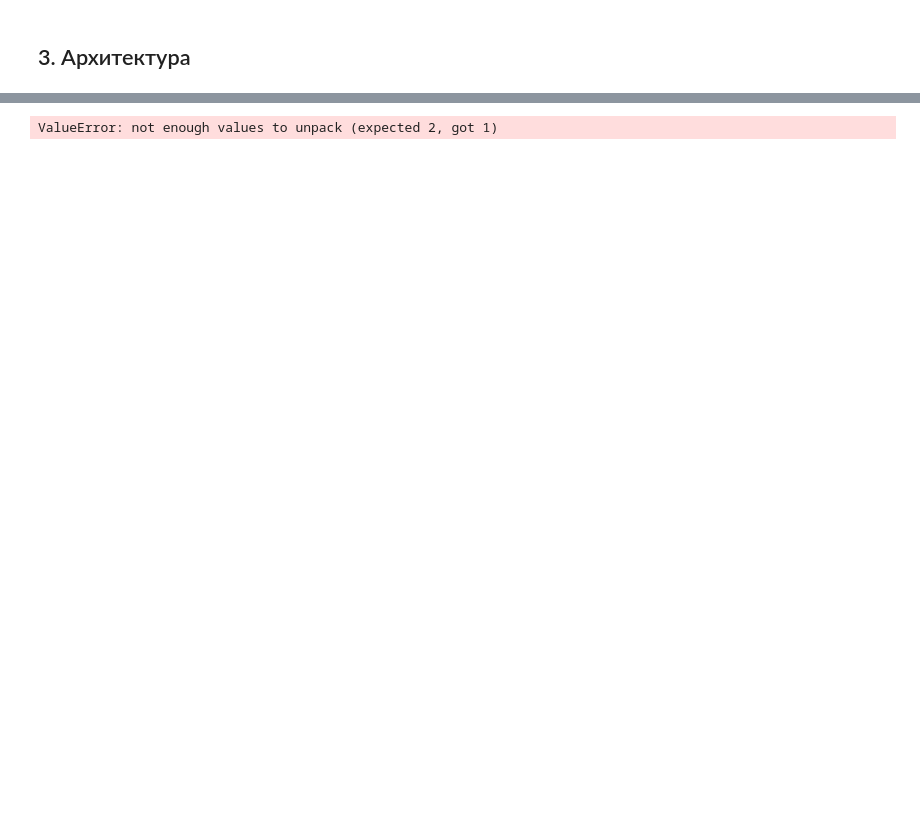
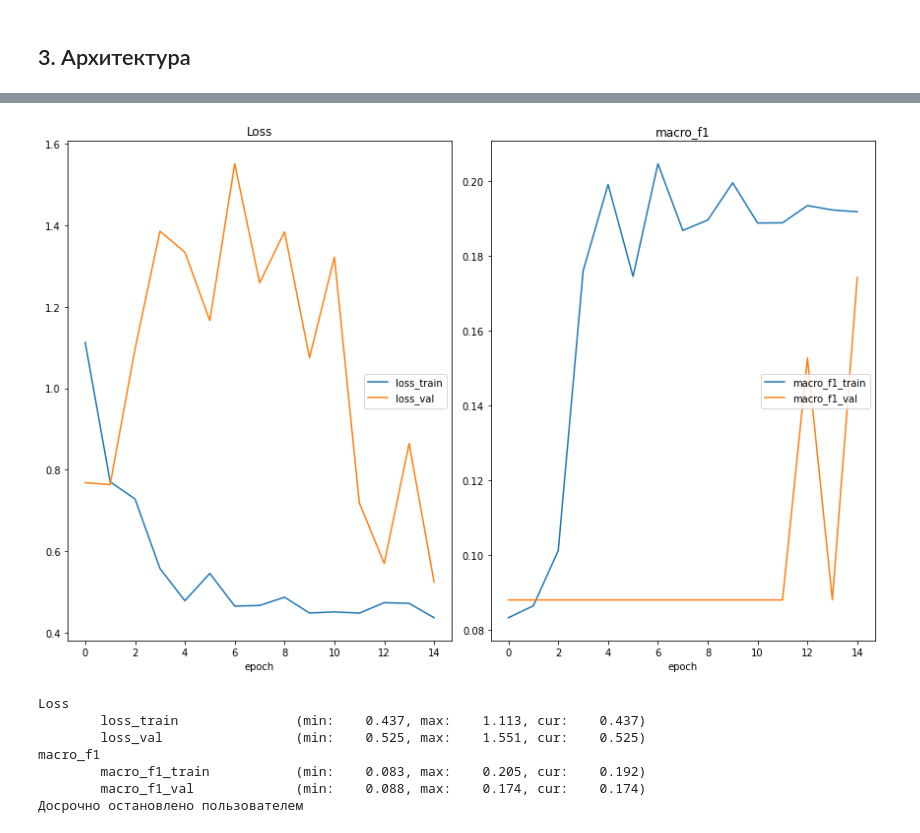
Before and after one commit to RobertVoropaev/AbbreviationExpansionRuModel, a Jupyter notebook: notebooks/3.nn_model.ipynb, the cells around one changed output, grey strips where cells are left out. Drawn from its saved outputs; the diff is of its cells as text; code cells hidden in the pictures; blank space fills up the shorter version.

```diff
--- a/notebooks/3.nn_model.ipynb
+++ b/notebooks/3.nn_model.ipynb
@@ -345,6 +143,0 @@ print(classification_report(test_labels.view(-1), test_pred.argmax(1).reshape(-1
-# %%
-pred_argmax = pred = model(batch_x).argmax(1).cpu().detach().numpy().reshape(-1)
-batch_y = batch_y.cpu().detach().numpy().reshape(-1)
-batch_x = batch_x.cpu().detach().numpy().reshape(-1)
-# %% [output]
-ValueError: not enough values to unpack (expected 2, got 1)
@@ -366,0 +144,64 @@ for token, y_label, pred_label in zip(x, y, pred):
+# %%
+BATCH_SIZE = 4
+
+embedding_size = 4
+num_layers = MAX_SENTENCE_LEN
+dropout = 0.2
+bidirectional = False
+
+model = NnClassifier(
+    tokens_num=TOKENS_NUM,
+    labels_num=LABELS_NUM,
+    embedding_size=embedding_size,
+    backbone=RnnNet,
+    input_size=embedding_size,
+    hidden_size=embedding_size,
+    num_layers=num_layers,
+    batch_first=True,
+    dropout=dropout,
+    bidirectional=bidirectional
+)
+params = get_model_params_num(model)
+
+model_name = create_model_name(
+    model="RnnNet",
+    emb=embedding_size,
+    num_layers=num_layers,
+    dropout=dropout,
+    bidirectional=bidirectional,
+    params=params
+)
+print(model_name)
+
+learner = TorchLearner(
+    model=model,
+    loss_function=F.cross_entropy,
+    train_dataset=train_dataset,
+    val_dataset=test_dataset,
+    metrics={"macro_f1": get_f1_score},
+    optimizer=optim.Adam,
+    batch_size=BATCH_SIZE,
+    device="cuda",
+    lr=1e-1
+)
+
+learner.fit(
+    epoch=1000,
+    step_per_epoch_train=100,
+    step_per_epoch_val=50,
+    early_stopping_patience=10
+)
+
+torch.save(learner.best_model.state_dict(), os.path.join("../models/", model_name + ".model"))
+
+with open(os.path.join("../logs/", model_name + ".log"), "w") as f:
+    json.dump(learner.history, f)
+# %% [output]
+[figure, added]
+Loss
+        loss_train               (min:    0.437, max:    1.113, cur:    0.437)
+        loss_val                 (min:    0.525, max:    1.551, cur:    0.525)
+macro_f1
+        macro_f1_train           (min:    0.083, max:    0.205, cur:    0.192)
+        macro_f1_val             (min:    0.088, max:    0.174, cur:    0.174)
+Досрочно остановлено пользователем
```
Also changed, not shown: parts of 17 cells of this notebook, 20 other files.
